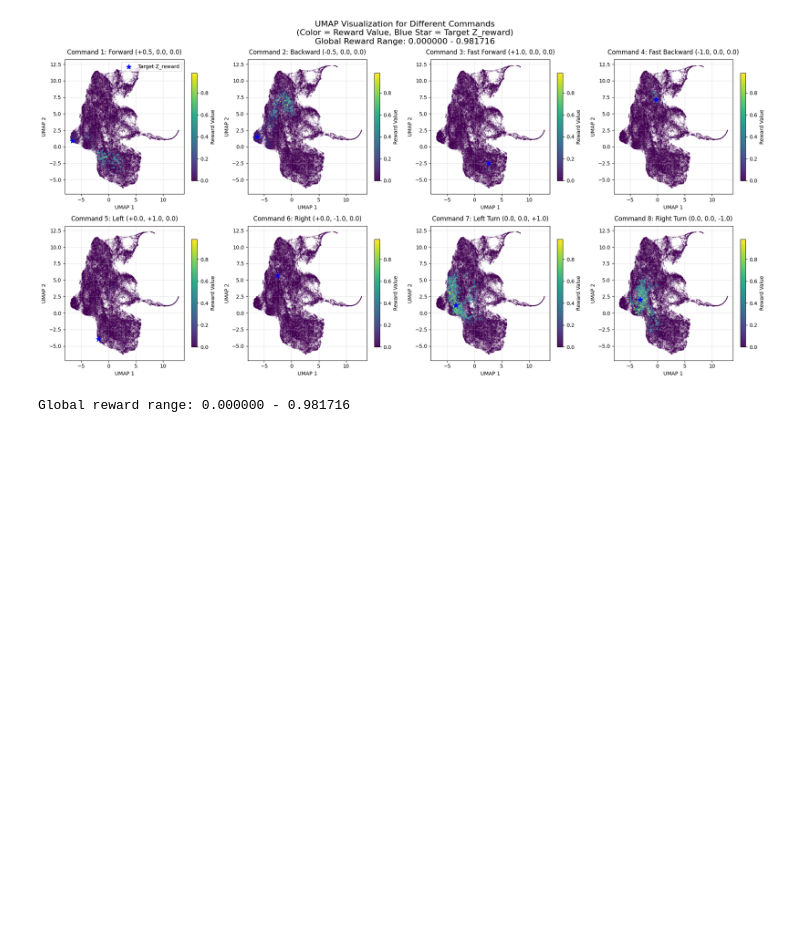
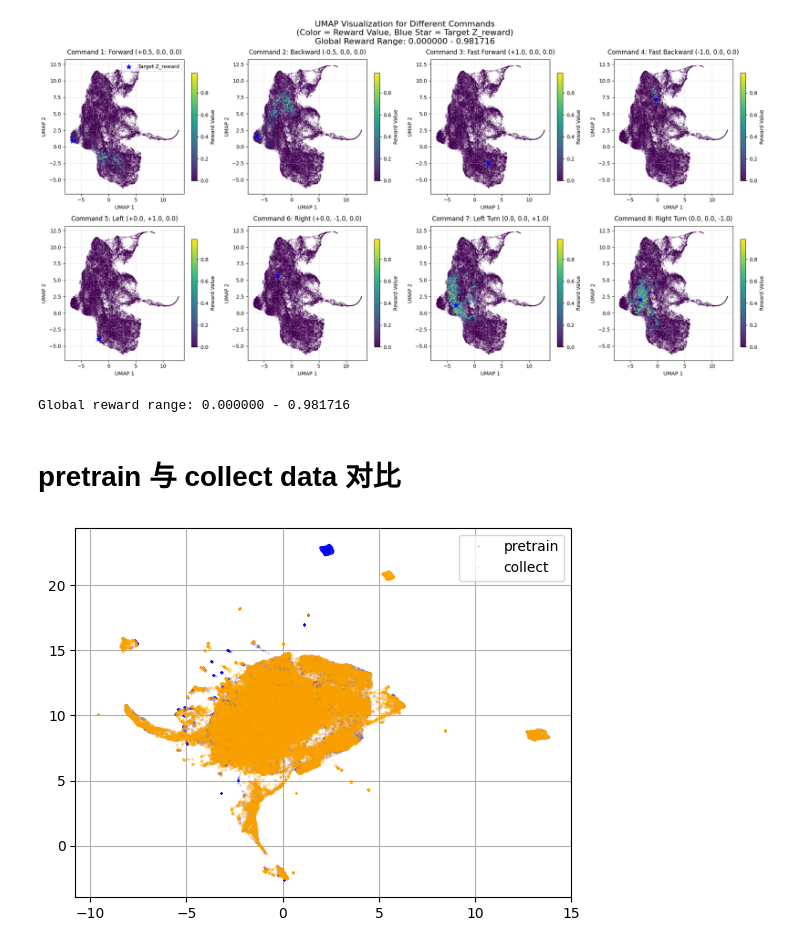
Before and after one commit to MATH-286-Pro/FB_Data_Analysis, a Jupyter notebook: Plot_FB_UMAP.ipynb, the cells around one changed output. Cells and saved outputs as stored; diff of their text form; code cells hidden in the pictures; blank space fills up the shorter version.

```diff
--- a/Plot_FB_UMAP.ipynb
+++ b/Plot_FB_UMAP.ipynb
@@ -546,3 +546,5 @@ print(f"Global reward range: {global_vmin:.6f} - {global_vmax:.6f}")
 # %% [output]
 [figure]
 Global reward range: 0.000000 - 0.981716
+# %% [markdown]
+# **pretrain 与 collect data 对比**
@@ -548,0 +626,24 @@ Global reward range: 0.000000 - 0.981716
+# %%
+pretrain_data_path = Path("/home/ece-486/Documents/fb_hw/exp_local/fb_ddpg/Isaac-Velocity-Flat-Unitree-Go2-Direct-Norm-v0/09-28_20-48_Pretrain_1024_meta_archi_FBA_NL_record/models/snapshot_step150000.pt")
+pretrain_data = torch.load(pretrain_data_path, weights_only=False)
+pretrain_data_obs_norm = pretrain_data["replay_loader"].observations["norm"]
+
+collect_data_path = Path("/home/ece-486/Documents/fb_hw/exp_local/fb_ddpg/Isaac-Velocity-Flat-Unitree-Go2-Direct-Norm-v0/09-28_20-48_Pretrain_1024_meta_archi_FBA_NL_record/09-28_23-09-57_contact_collect/data.npz")
+collect_data = np.load(collect_data_path)
+collect_data_obs_norm = collect_data["obs"]
+
+
+pretrain_obs = UMAP_DATA_CLASS(pretrain_data_obs_norm)
+collect_obs  = UMAP_DATA_CLASS(collect_data_obs_norm)
+
+data = UMAP_loader([pretrain_obs.standard_data, collect_obs.standard_data])
+data.Process_UMAP()
+# %%
+plt.figure()
+plt.plot(data.umap_coords[data.index_list[0]["start"]:data.index_list[0]["end"], 0], data.umap_coords[data.index_list[0]["start"]:data.index_list[0]["end"], 1], '.', markersize=0.5, c='blue', alpha=0.5, label='pretrain')
+plt.plot(data.umap_coords[data.index_list[1]["start"]:data.index_list[1]["end"], 0], data.umap_coords[data.index_list[1]["start"]:data.index_list[1]["end"], 1], '.', markersize=0.5, c='orange', alpha=0.5, label='collect')
+plt.grid()
+plt.legend()
+plt.show()
+# %% [output]
+[figure, added]
```
Also changed, not shown: parts of 4 cells of this notebook.
